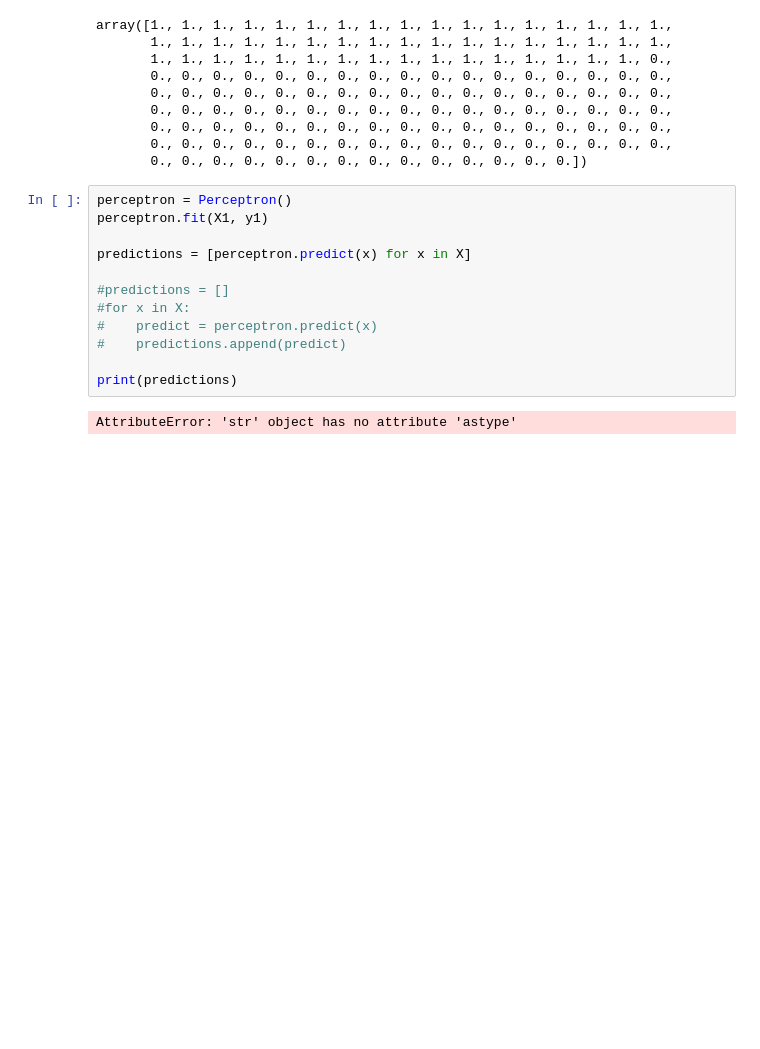
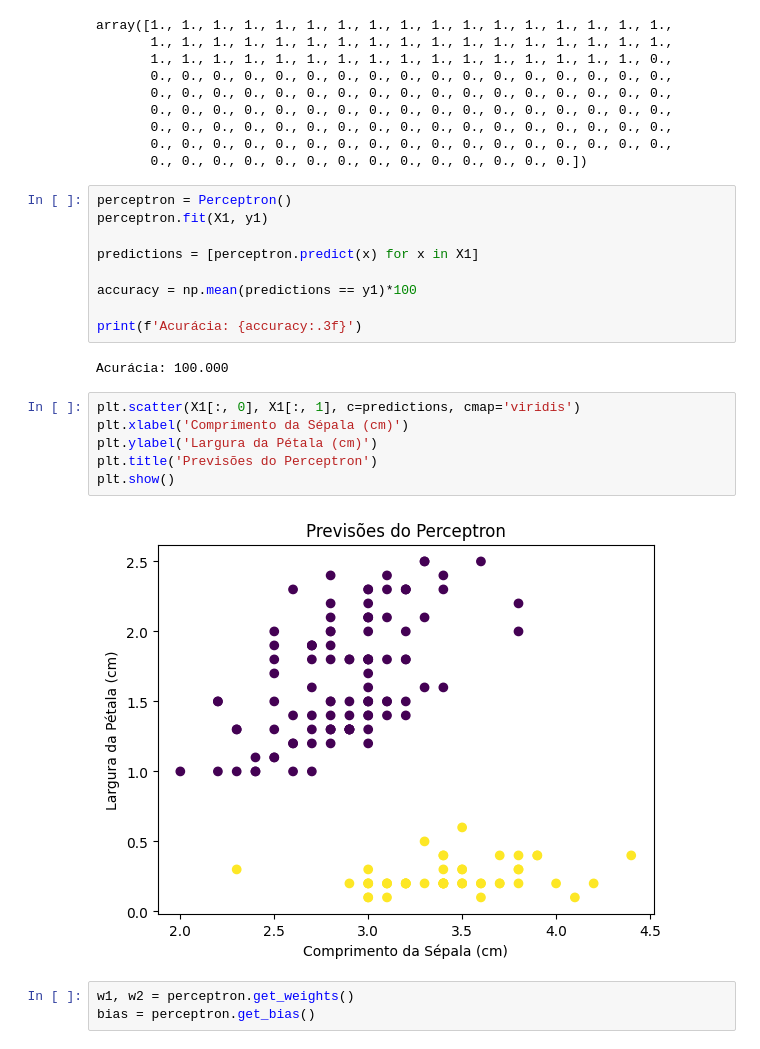
Before and after one commit to Samuelsnv2/Deep-Learning-studies, a Jupyter notebook: Perceptron/perceptron_implementation.ipynb, the cells around one changed output. Saved outputs shown, nothing was run; the diff lists cells and outputs as text; blank space fills up the shorter version.

Commit message:
changes in perceptron, graph ploted

```diff
--- a/Perceptron/perceptron_implementation.ipynb
+++ b/Perceptron/perceptron_implementation.ipynb
@@ -119,13 +127,21 @@ array([1., 1., 1., 1., 1., 1., 1., 1., 1., 1., 1., 1., 1., 1., 1., 1., 1.,
 perceptron = Perceptron()
 perceptron.fit(X1, y1)
 
-predictions = [perceptron.predict(x) for x in X]
+predictions = [perceptron.predict(x) for x in X1]
 
-#predictions = []
-#for x in X:
-#    predict = perceptron.predict(x)
-#    predictions.append(predict)
+accuracy = np.mean(predictions == y1)*100
 
-print(predictions)
+print(f'Acurácia: {accuracy:.3f}')
 # %% [output]
-AttributeError: 'str' object has no attribute 'astype'
+Acurácia: 100.000
+# %%
+plt.scatter(X1[:, 0], X1[:, 1], c=predictions, cmap='viridis')
+plt.xlabel('Comprimento da Sépala (cm)')
+plt.ylabel('Largura da Pétala (cm)')
+plt.title('Previsões do Perceptron')
+plt.show()
+# %% [output]
+[figure, added]
+# %%
+w1, w2 = perceptron.get_weights()
+bias = perceptron.get_bias()
```
Also changed, not shown: parts of 4 cells of this notebook.
